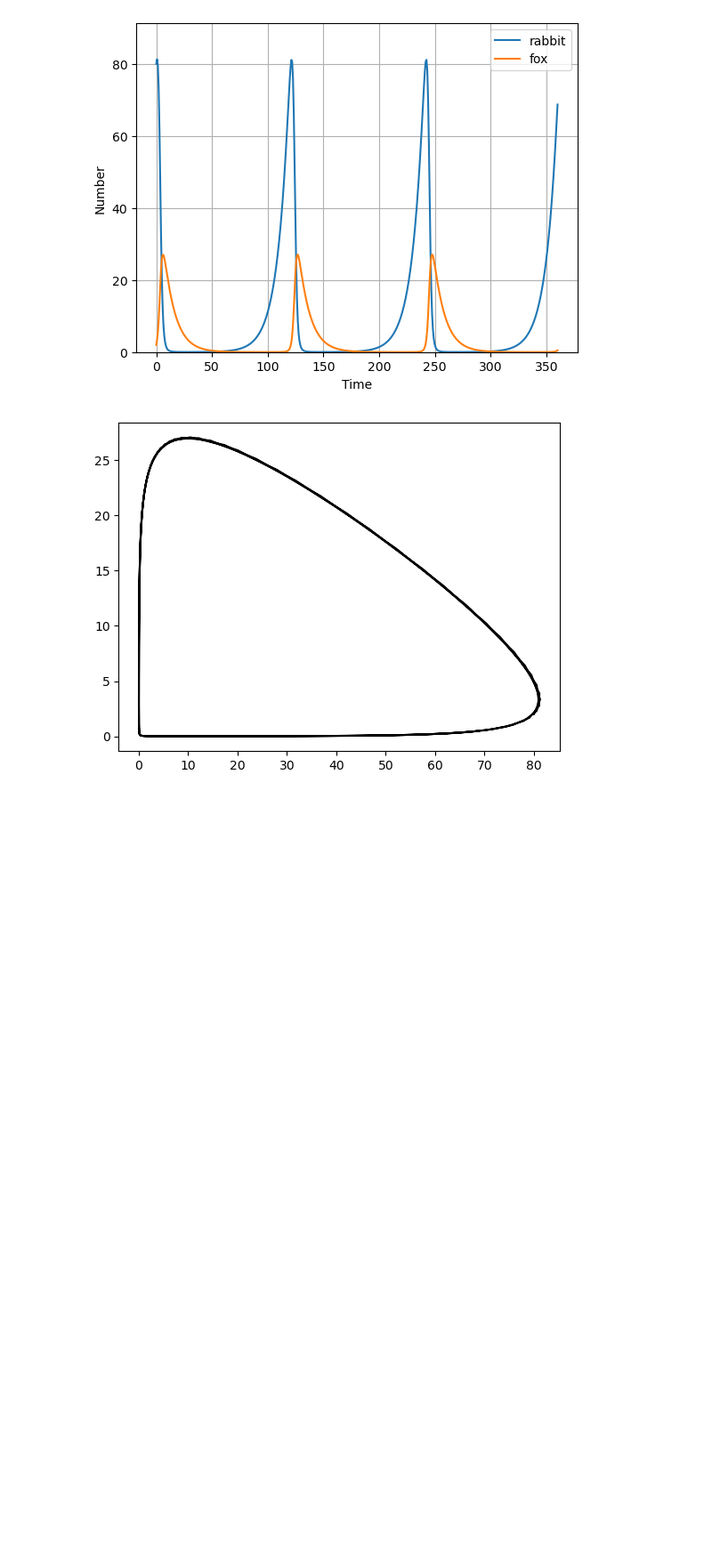
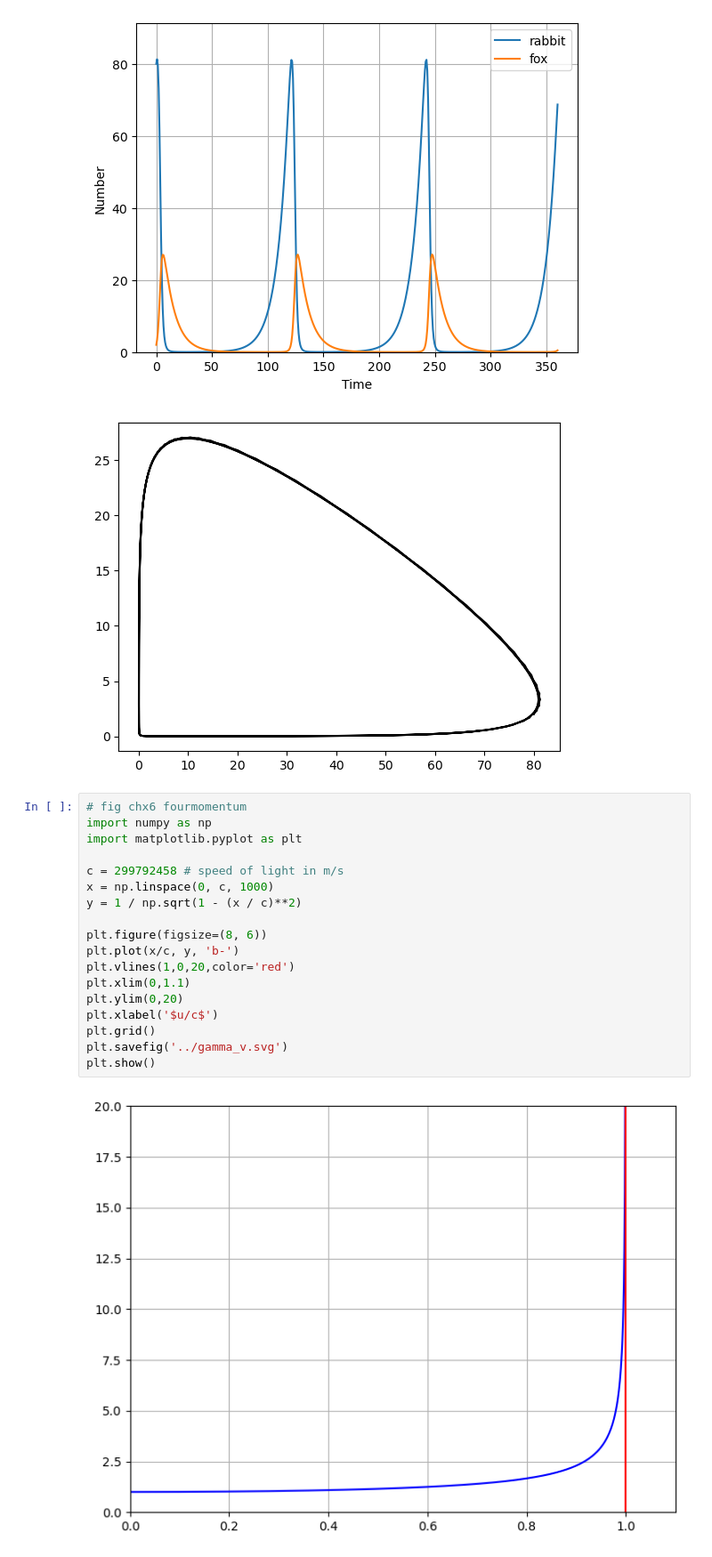
Before and after one commit to winstonDeGreef/Mechanica, a Jupyter notebook: content/images/raw/Python figs.ipynb, the cells around one changed output. Shown at 89% size. Saved outputs shown, nothing was run; the diff lists cells and outputs as text; blank space fills up the shorter version.

```diff
--- a/content/images/raw/Python figs.ipynb
+++ b/content/images/raw/Python figs.ipynb
@@ -79,3 +79,23 @@ plt.show()
 # %% [output]
 [figure]
 [figure]
+# %%
+# fig chx6 fourmomentum
+import numpy as np
+import matplotlib.pyplot as plt
+
+c = 299792458 # speed of light in m/s
+x = np.linspace(0, c, 1000)
+y = 1 / np.sqrt(1 - (x / c)**2)
+
+plt.figure(figsize=(8, 6))
+plt.plot(x/c, y, 'b-')
+plt.vlines(1,0,20,color='red')
+plt.xlim(0,1.1)
+plt.ylim(0,20)
+plt.xlabel('$u/c$')
+plt.grid()
+plt.savefig('../gamma_v.svg')
+plt.show()
+# %% [output]
+[figure, added]
```
Also changed, not shown: 10 other files.
